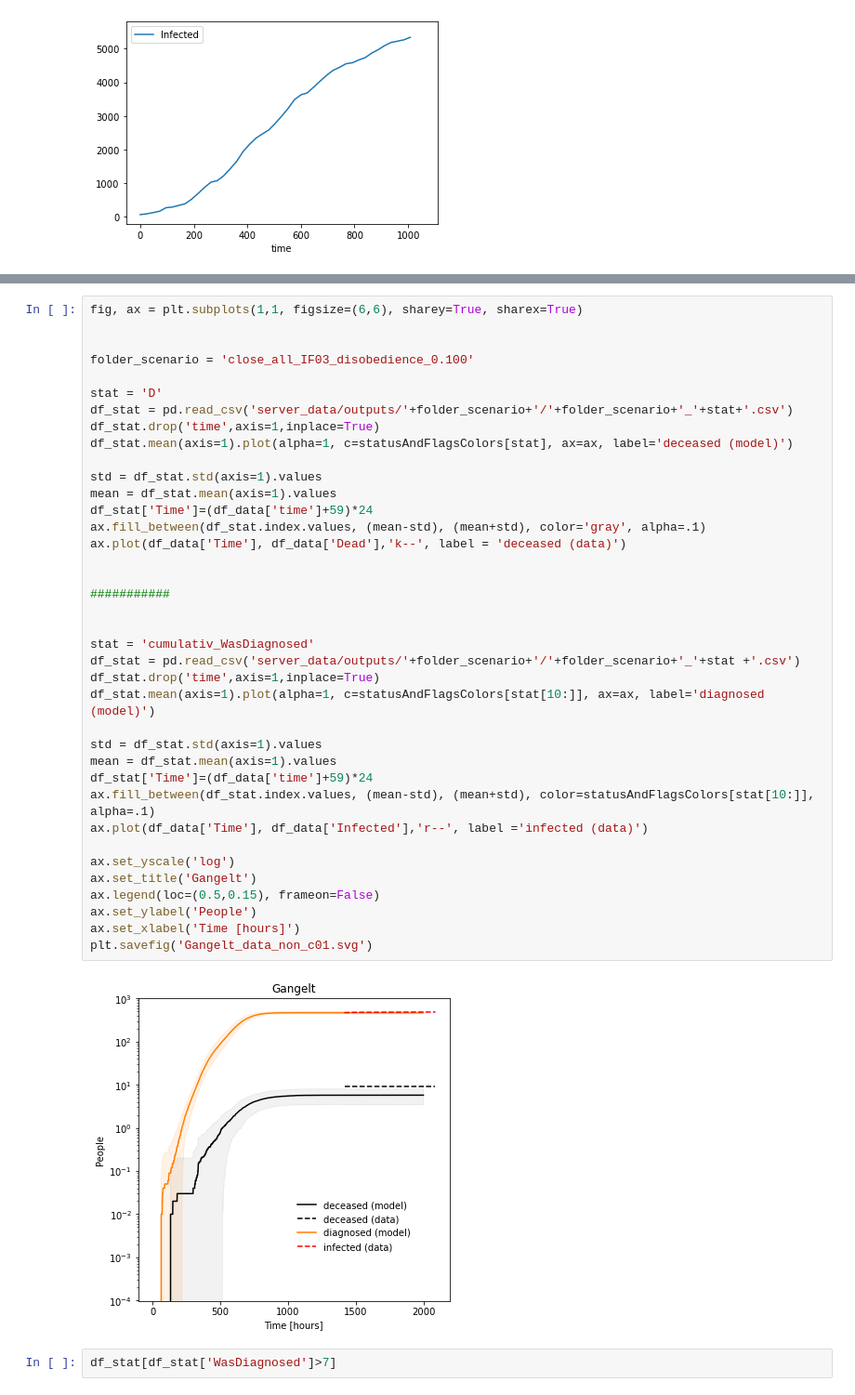
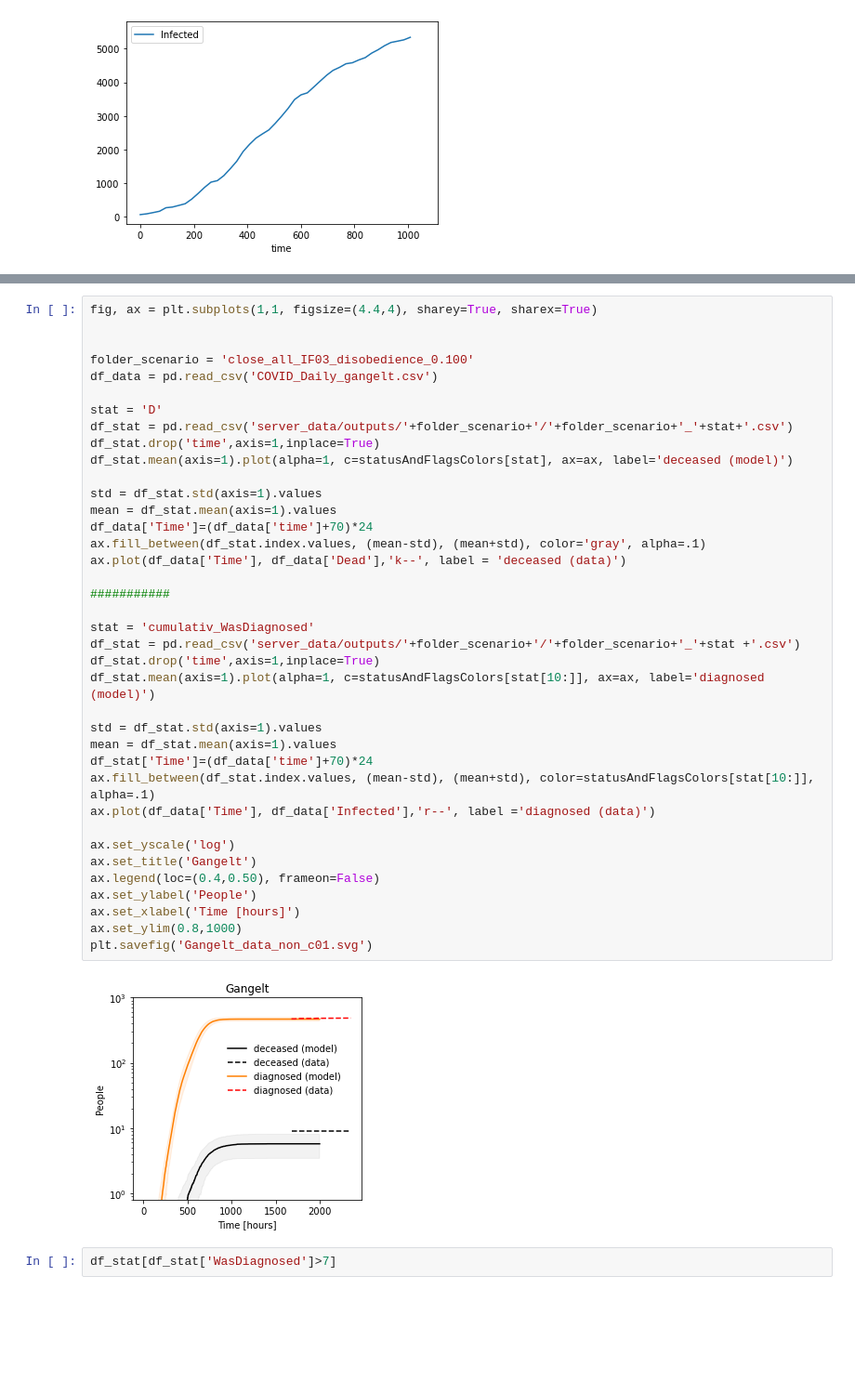
Before and after one commit to joba-1/Corona_Model, a Jupyter notebook: Plot Parallel nbt.ipynb, the cells around one changed output, grey strips where cells are left out. Shown at 93% size. Saved outputs shown, nothing was run; the diff lists cells and outputs as text; blank space fills up the shorter version.

```diff
--- a/Plot Parallel nbt.ipynb
+++ b/Plot Parallel nbt.ipynb
@@ -437,43 +526,43 @@ ax.fill_between(x, (y-ci), (y+ci), color='b', alpha=.05)
 # %%
-fig, ax = plt.subplots(1,1, figsize=(6,6), sharey=True, sharex=True)
+fig, ax = plt.subplots(1,1, figsize=(4.4,4), sharey=True, sharex=True)
 
 
 folder_scenario = 'close_all_IF03_disobedience_0.100'
+df_data = pd.read_csv('COVID_Daily_gangelt.csv')
 
 stat = 'D'
 df_stat = pd.read_csv('server_data/outputs/'+folder_scenario+'/'+folder_scenario+'_'+stat+'.csv')
 df_stat.drop('time',axis=1,inplace=True)
 df_stat.mean(axis=1).plot(alpha=1, c=statusAndFlagsColors[stat], ax=ax, label='deceased (model)')
 
 std = df_stat.std(axis=1).values
 mean = df_stat.mean(axis=1).values
-df_stat['Time']=(df_data['time']+59)*24
+df_data['Time']=(df_data['time']+70)*24
 ax.fill_between(df_stat.index.values, (mean-std), (mean+std), color='gray', alpha=.1)
 ax.plot(df_data['Time'], df_data['Dead'],'k--', label = 'deceased (data)')
 
-
 ###########
-
 
 stat = 'cumulativ_WasDiagnosed'
 df_stat = pd.read_csv('server_data/outputs/'+folder_scenario+'/'+folder_scenario+'_'+stat +'.csv')
 df_stat.drop('time',axis=1,inplace=True)
 df_stat.mean(axis=1).plot(alpha=1, c=statusAndFlagsColors[stat[10:]], ax=ax, label='diagnosed (model)')
 
 std = df_stat.std(axis=1).values
 mean = df_stat.mean(axis=1).values
-df_stat['Time']=(df_data['time']+59)*24
+df_stat['Time']=(df_data['time']+70)*24
 ax.fill_between(df_stat.index.values, (mean-std), (mean+std), color=statusAndFlagsColors[stat[10:]], alpha=.1)
-ax.plot(df_data['Time'], df_data['Infected'],'r--', label ='infected (data)')
+ax.plot(df_data['Time'], df_data['Infected'],'r--', label ='diagnosed (data)')
 
 ax.set_yscale('log')
 ax.set_title('Gangelt')
-ax.legend(loc=(0.5,0.15), frameon=False)
+ax.legend(loc=(0.4,0.50), frameon=False)
 ax.set_ylabel('People')
 ax.set_xlabel('Time [hours]')
+ax.set_ylim(0.8,1000)
 plt.savefig('Gangelt_data_non_c01.svg')
 # %% [output]
-[figure, old version]
+[figure, new version]
 # %%
 df_stat[df_stat['WasDiagnosed']>7]
 # %% [output]
```
Also changed, not shown: parts of 18 cells of this notebook, 5 other files.
